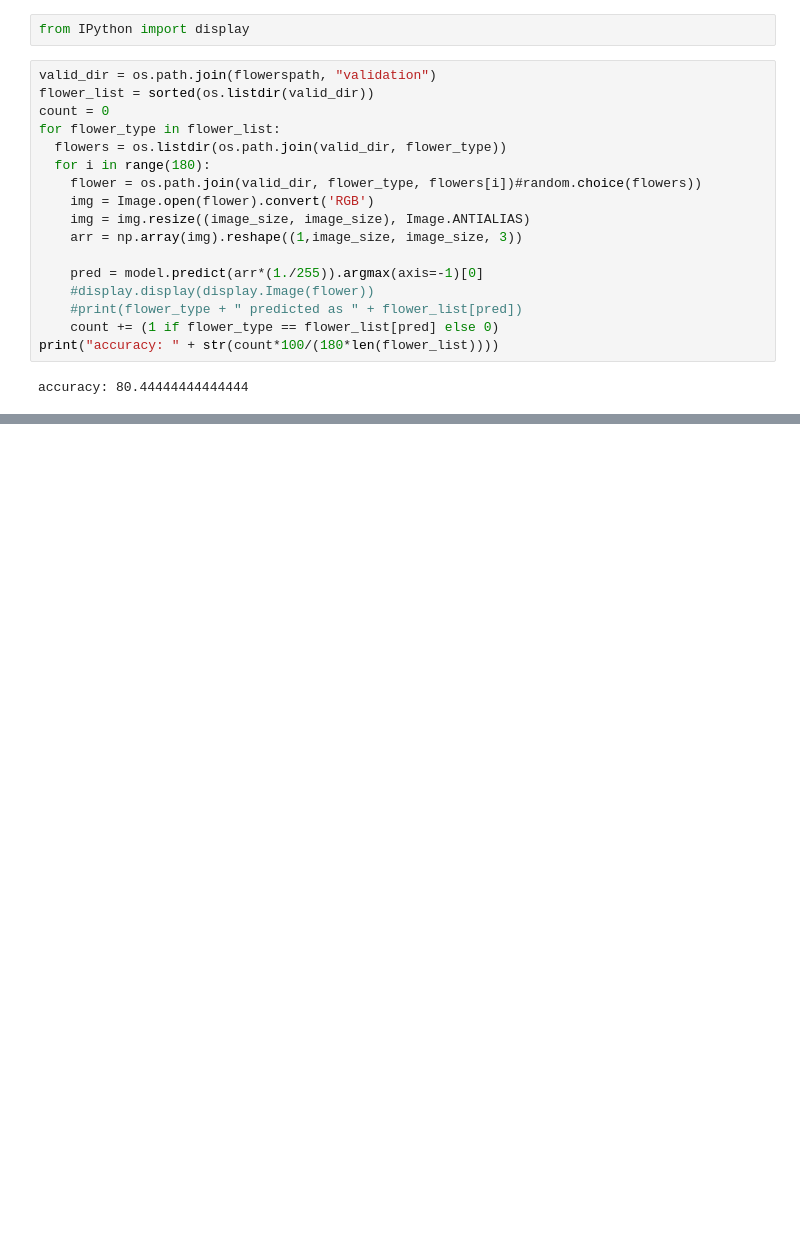
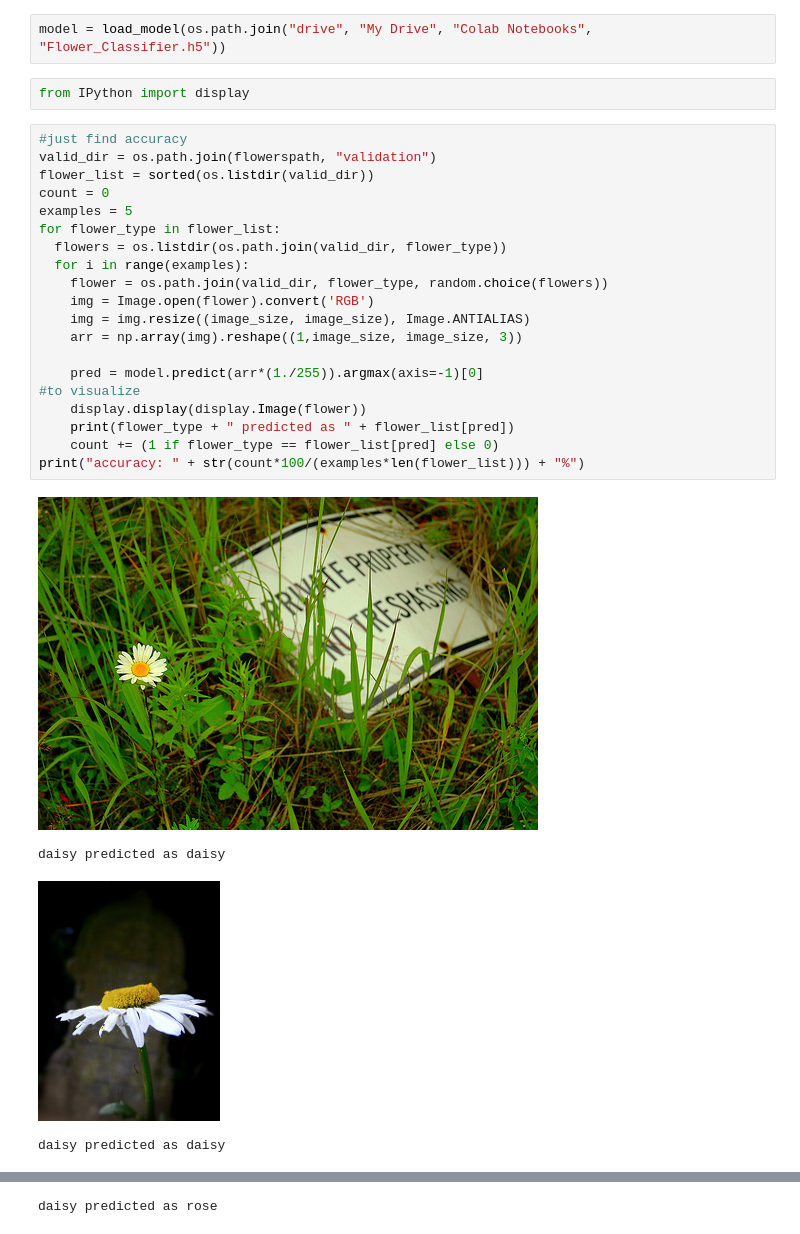
Before and after one commit to Naren-Jegan/CNN-Keras-, a Jupyter notebook: Flower_Classifier_V2.ipynb, the cells around one changed output, grey strips where cells are left out. Drawn from its saved outputs; the diff is of its cells as text; blank space fills up the shorter version.

```diff
--- a/Flower_Classifier_V2.ipynb
+++ b/Flower_Classifier_V2.ipynb
@@ -163,21 +166,29 @@ Epoch 225/225
+# %%
+model = load_model(os.path.join("drive", "My Drive", "Colab Notebooks", "Flower_Classifier.h5"))
 # %%
 from IPython import display
 # %%
+#just find accuracy
 valid_dir = os.path.join(flowerspath, "validation")
 flower_list = sorted(os.listdir(valid_dir))
 count = 0
+examples = 5
 for flower_type in flower_list:
   flowers = os.listdir(os.path.join(valid_dir, flower_type))
-  for i in range(180):
-    flower = os.path.join(valid_dir, flower_type, flowers[i])#random.choice(flowers))
+  for i in range(examples):
+    flower = os.path.join(valid_dir, flower_type, random.choice(flowers))
     img = Image.open(flower).convert('RGB')
     img = img.resize((image_size, image_size), Image.ANTIALIAS)
     arr = np.array(img).reshape((1,image_size, image_size, 3))
 
     pred = model.predict(arr*(1./255)).argmax(axis=-1)[0]
-    #display.display(display.Image(flower))
-    #print(flower_type + " predicted as " + flower_list[pred])
+#to visualize
+    display.display(display.Image(flower))
+    print(flower_type + " predicted as " + flower_list[pred])
     count += (1 if flower_type == flower_list[pred] else 0)
-print("accuracy: " + str(count*100/(180*len(flower_list))))
+print("accuracy: " + str(count*100/(examples*len(flower_list))) + "%")
 # %% [output]
+[figure, added]
-accuracy: 80.44444444444444
+daisy predicted as daisy
+[figure, added]
+daisy predicted as daisy
@@ -183,0 +196 @@ accuracy: 80.44444444444444
+daisy predicted as rose
```
Also changed, not shown: parts of 4 cells of this notebook.
